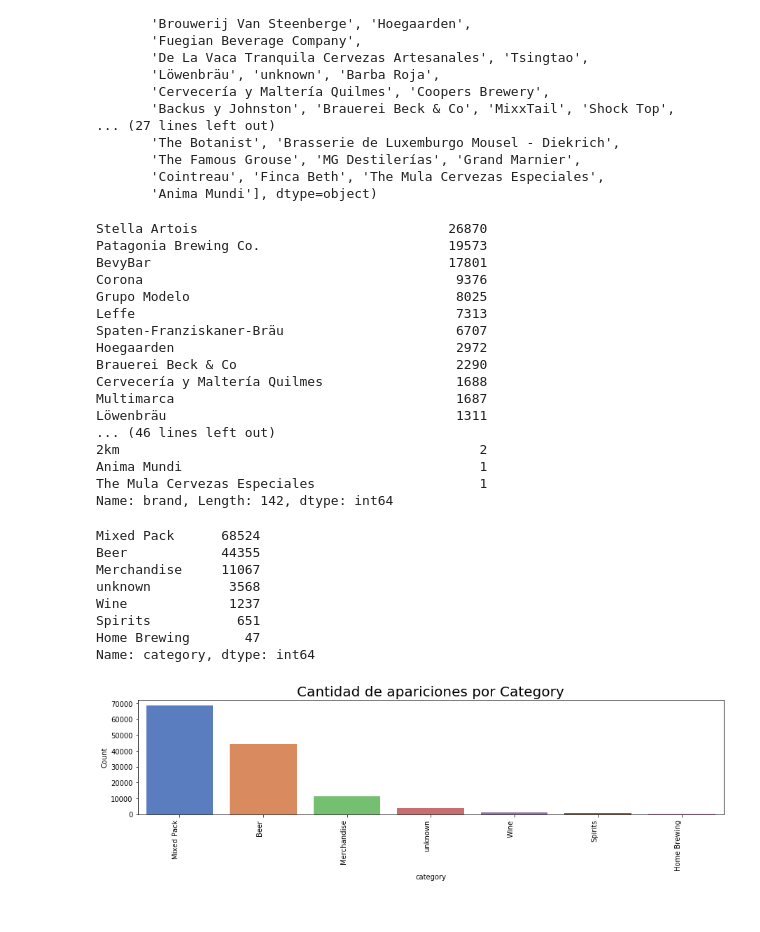
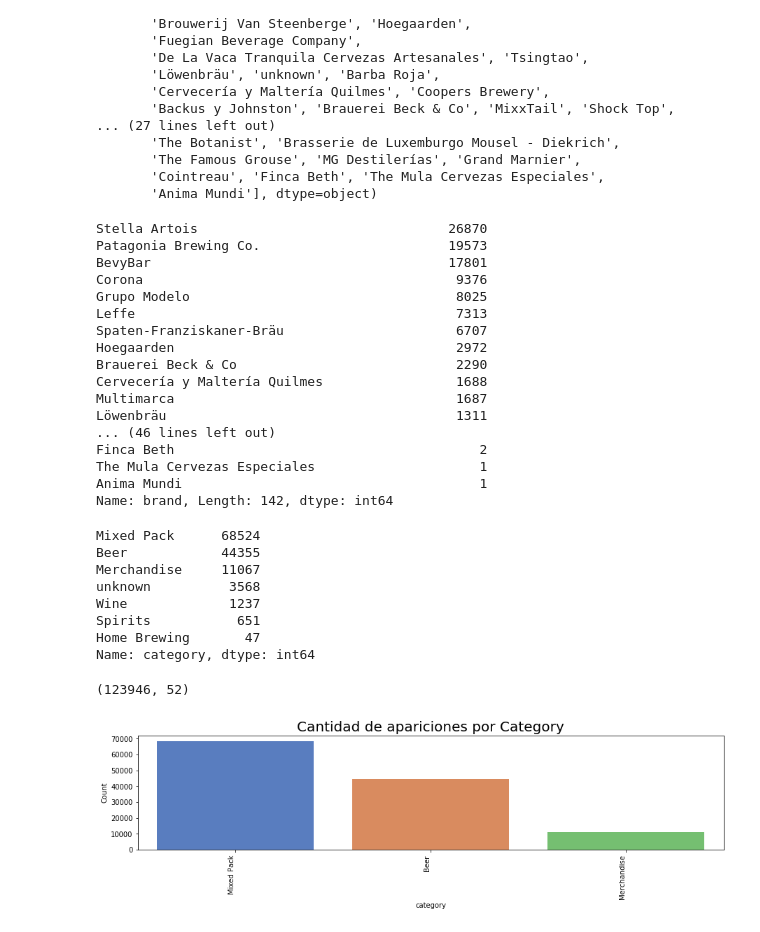
Before and after one commit to AgustinVelurtas/grupo13_clusterai, a Jupyter notebook: tp_grupo13.ipynb, the cells around one changed output. Drawn from its saved outputs; the diff is of its cells as text; code cells hidden in the pictures.

```diff
--- a/tp_grupo13.ipynb
+++ b/tp_grupo13.ipynb
@@ -4,7 +4,7 @@ import pandas as pd
 import matplotlib.pyplot as plt
 import seaborn as sns
 # %%
-tp = pd.read_csv(r'C:\Users\Usuario\Desktop\Ciencia de Datos\TP\Ecommerce ABI Enriched.csv', delimiter=',', low_memory= 'false')
+tp = pd.read_csv(r'Ecommerce ABI Enriched.csv', delimiter=',', low_memory= 'false')
 # %%
 tp.head(30)
 tp.shape
@@ -208,9 +188,9 @@ Cervecería y Maltería Quilmes                 1688
 Multimarca                                    1687
 Löwenbräu                                     1311
 ... (46 lines left out)
-2km                                              2
+Finca Beth                                       2
+The Mula Cervezas Especiales                     1
 Anima Mundi                                      1
-The Mula Cervezas Especiales                     1
 Name: brand, Length: 142, dtype: int64
 # %%
 tp_f.category.value_counts()
@@ -223,16 +203,22 @@ Wine             1237
 Spirits           651
 Home Brewing       47
 Name: category, dtype: int64
+# %%
+##Voy a buscar dejar un dataset solo con las marcas de cerveza, y con las importadas agrupadas
+aux1 = tp_f.loc[tp_f['category'].isin(['Mixed Pack', 'Beer', 'Merchandise'])]
+aux1.shape
+# %% [output]
+(123946, 52)
 # %%
 plt.figure(figsize=(15,3))
-g = sns.countplot(x="category",data=tp_f, palette = "muted")
+g = sns.countplot(x="category",data= aux1, palette = "muted")
 g.set_xticklabels(g.get_xticklabels(), rotation=90, ha="right")
 plt.title('Cantidad de apariciones por Category',size = 20)
 plt.xlabel("category")
 plt.ylabel("Count")
 plt.show()
 # %% [output]
-[figure, old version]
+[figure, new version]
 # %%
 plt.figure(figsize=(15,3))
 g = sns.countplot(x="brand",data=tp_f, palette = "muted")
```
Also changed, not shown: parts of 3 cells of this notebook.
